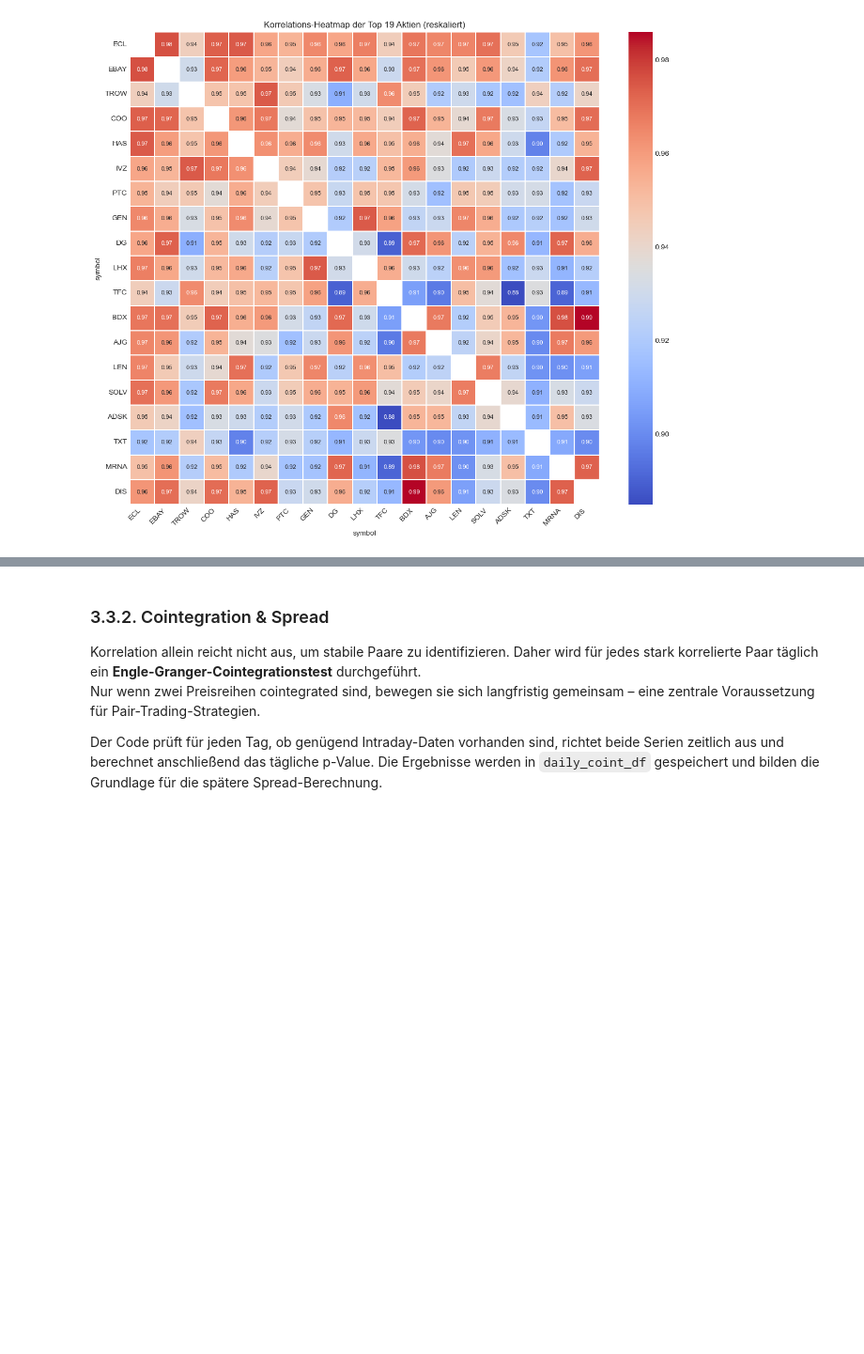
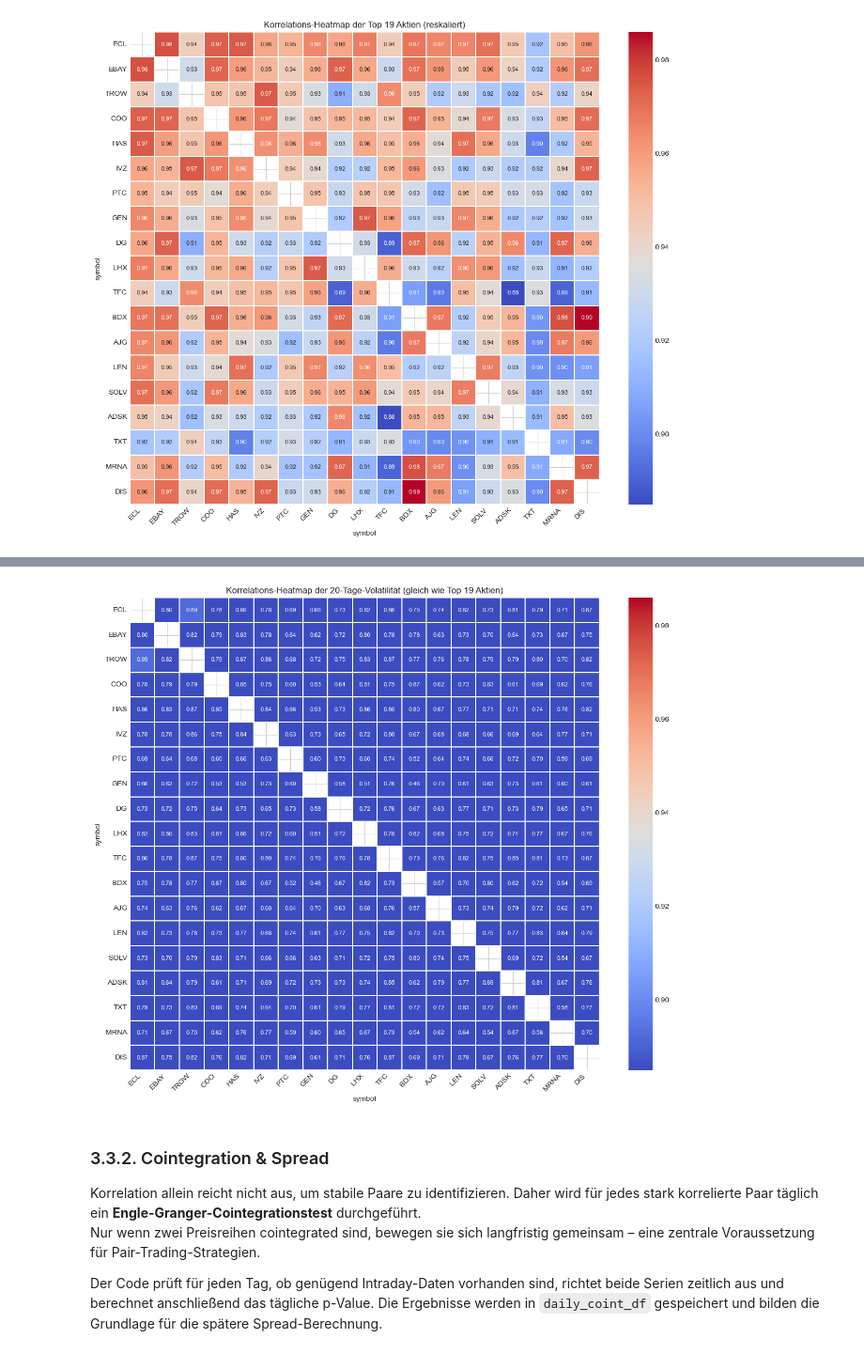
Before and after one commit to RyanMikus/pairs_trading_ml_hs25, a Jupyter notebook: 03_Explorative_Datenanalyse.ipynb, the cells around one changed output, grey strips where cells are left out. Shown at 94% size. Cells and saved outputs as stored; diff of their text form; code cells hidden in the pictures; blank space fills up the shorter version.

```diff
--- a/03_Explorative_Datenanalyse.ipynb
+++ b/03_Explorative_Datenanalyse.ipynb
@@ -705,3 +788,43 @@ Min/Max der Off-Diagonal-Korrelationen: 0.8849414902038192 0.9859432021127057
+# %%
+# Log-Return sauber berechnen
+df_filled["log_return"] = (
+    df_filled
+    .groupby("symbol")["close_filled"]
+    .transform(lambda x: np.log(x / x.shift(1)))
+)
+
+# 20-Perioden-Volatilität (Rolling-Std) pro Aktie
+df_filled["volatility_20"] = (
+    df_filled
+    .groupby("symbol")["log_return"]
+    .transform(lambda x: x.rolling(20).std())
+)
+
+vol_data = df_filled.pivot_table(index="datetime", columns="symbol", values="volatility_20")
+
+vol_corr = vol_data.corr()
+
+vol_corr_sub = vol_corr.loc[symbols_in_order, symbols_in_order]
+
+plt.figure(figsize=(12, 10))
+sns.heatmap(
+    vol_corr_sub,
+    mask=mask,
+    cmap="coolwarm",
+    vmin=vmin,
+    vmax=vmax,
+    annot=True,
+    fmt=".2f",
+    linewidths=0.2,
+    annot_kws={"size": 8}
+)
+plt.title("Korrelations-Heatmap der 20-Tage-Volatilität (gleich wie Top 19 Aktien)")
+plt.xticks(rotation=45, ha="right")
+plt.yticks(rotation=0)
+plt.tight_layout()
+plt.show()
+# %% [output]
+[figure, added]
 # %% [markdown]
 ### 3.3.2. Cointegration & Spread
 
```
Also changed, not shown: parts of 5 cells of this notebook.
